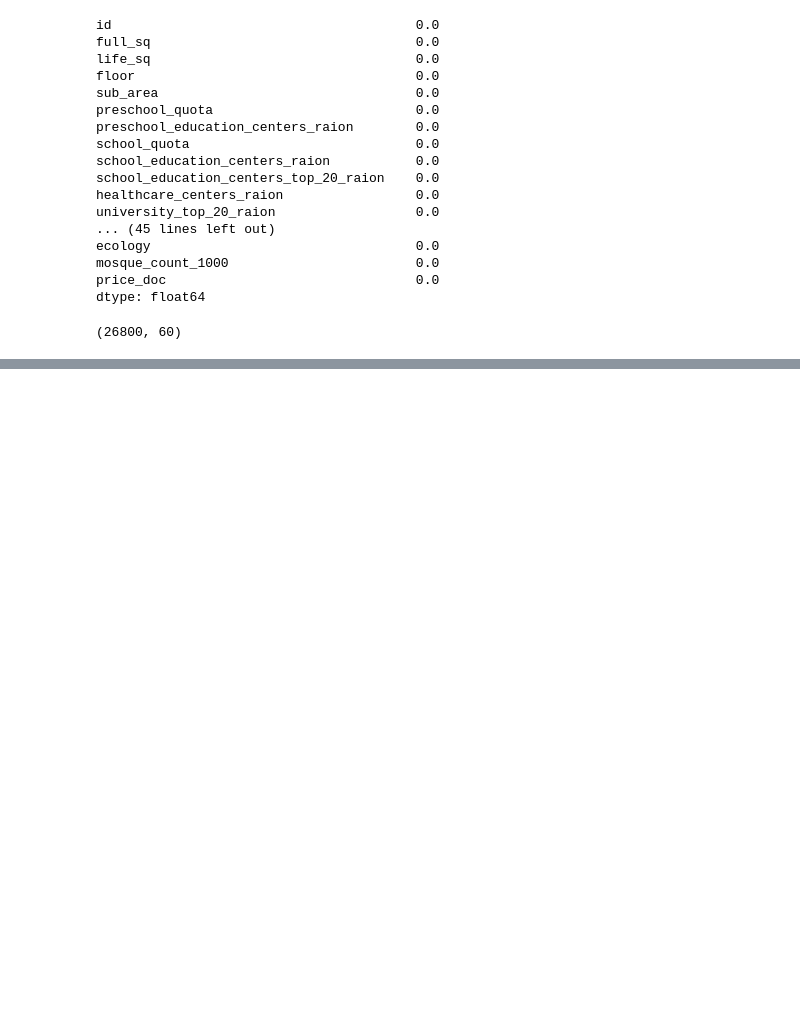
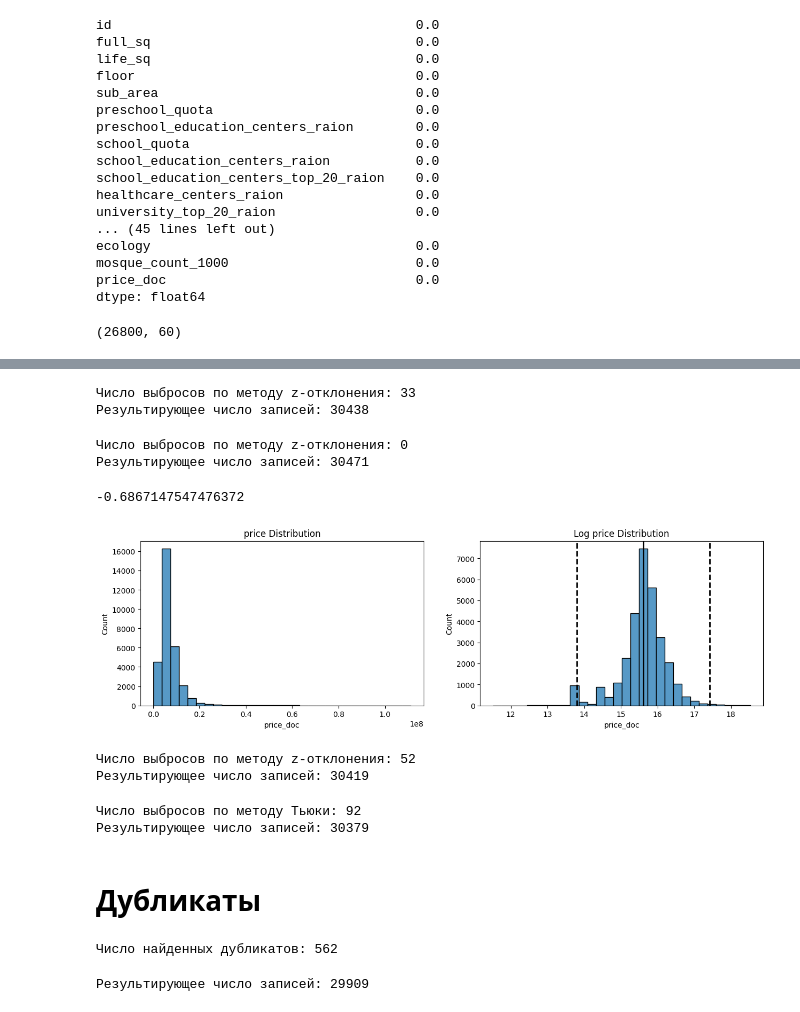
Before and after one commit to Zoozyahub/DataScience, a Jupyter notebook: PY_10 Введение в pandas/practice2.ipynb, the cells around one changed output, grey strips where cells are left out. Drawn from its saved outputs; the diff is of its cells as text; code cells hidden in the pictures; blank space fills up the shorter version.

```diff
--- a/PY_10 Введение в pandas/practice2.ipynb
+++ b/PY_10 Введение в pandas/practice2.ipynb
@@ -117,0 +206,79 @@ print(f'Результирующее число записей: {cleaned.shape[0
+# %%
+outliers, cleaned = outliers_z_score(sber_data, 'mkad_km', log_scale=True)
+print(f'Число выбросов по методу z-отклонения: {outliers.shape[0]}')
+print(f'Результирующее число записей: {cleaned.shape[0]}')
+# %% [output]
+Число выбросов по методу z-отклонения: 33
+Результирующее число записей: 30438
+# %%
+import numpy as np
+
+def outliers_z_score_mod(data, feature, log_scale=False, left=3, right=3):
+    if log_scale:
+        x = np.log(data[feature]+1)
+    else:
+        x = data[feature]
+    mu = x.mean()
+    sigma = x.std()
+    lower_bound = mu - left * sigma
+    upper_bound = mu + right * sigma
+    outliers = data[(x < lower_bound) | (x > upper_bound)]
+    cleaned = data[(x >= lower_bound) & (x <= upper_bound)]
+    return outliers, cleaned
+
+
+outliers, cleaned = outliers_z_score_mod(sber_data, 'mkad_km', log_scale=True, left=3, right=3.5)
+print(f'Число выбросов по методу z-отклонения: {outliers.shape[0]}')
+print(f'Результирующее число записей: {cleaned.shape[0]}')
+# %% [output]
+Число выбросов по методу z-отклонения: 0
+Результирующее число записей: 30471
+# %%
+fig, axes = plt.subplots(1, 2, figsize=(15, 4))
+
+#гистограмма исходного признака
+histplot = sns.histplot(sber_data['price_doc'], bins=30, ax=axes[0])
+histplot.set_title('price Distribution');
+
+#гистограмма в логарифмическом масштабе
+log_price= np.log(sber_data['price_doc'] + 1)
+histplot = sns.histplot(log_mkad_km , bins=30, ax=axes[1])
+histplot.axvline(log_price.mean(), color='k', lw=2)
+histplot.axvline(log_price.mean()+ 3 * log_price.std(), color='k', ls='--', lw=2)
+histplot.axvline(log_price.mean()- 3 * log_price.std(), color='k', ls='--', lw=2)
+histplot.set_title('Log price Distribution');
+
+print(log_price.skew())
+# %% [output]
+-0.6867147547476372
+[figure, added]
+# %%
+outliers, cleaned = outliers_z_score_mod(sber_data, 'price_doc', log_scale=True, left=3.7, right=3.7)
+print(f'Число выбросов по методу z-отклонения: {outliers.shape[0]}')
+print(f'Результирующее число записей: {cleaned.shape[0]}')
+# %% [output]
+Число выбросов по методу z-отклонения: 52
+Результирующее число записей: 30419
+# %%
+outliers, cleaned = outliers_iqr_mod(data=sber_data, feature='price_doc',log_scale=True ,left=3, right=3)
+print(f'Число выбросов по методу Тьюки: {outliers.shape[0]}')
+print(f'Результирующее число записей: {cleaned.shape[0]}')
+# %% [output]
+Число выбросов по методу Тьюки: 92
+Результирующее число записей: 30379
+# %% [markdown]
+# Дубликаты
+# %%
+dupl_columns = list(sber_data.columns)
+dupl_columns.remove('id')
+
+mask = sber_data.duplicated(subset=dupl_columns)
+sber_duplicates = sber_data[mask]
+print(f'Число найденных дубликатов: {sber_duplicates.shape[0]}')
+# %% [output]
+Число найденных дубликатов: 562
+# %%
+sber_dedupped = sber_data.drop_duplicates(subset=dupl_columns)
+print(f'Результирующее число записей: {sber_dedupped.shape[0]}')
+# %% [output]
+Результирующее число записей: 29909
```
Also changed, not shown: parts of 11 cells of this notebook, 1 other file.
